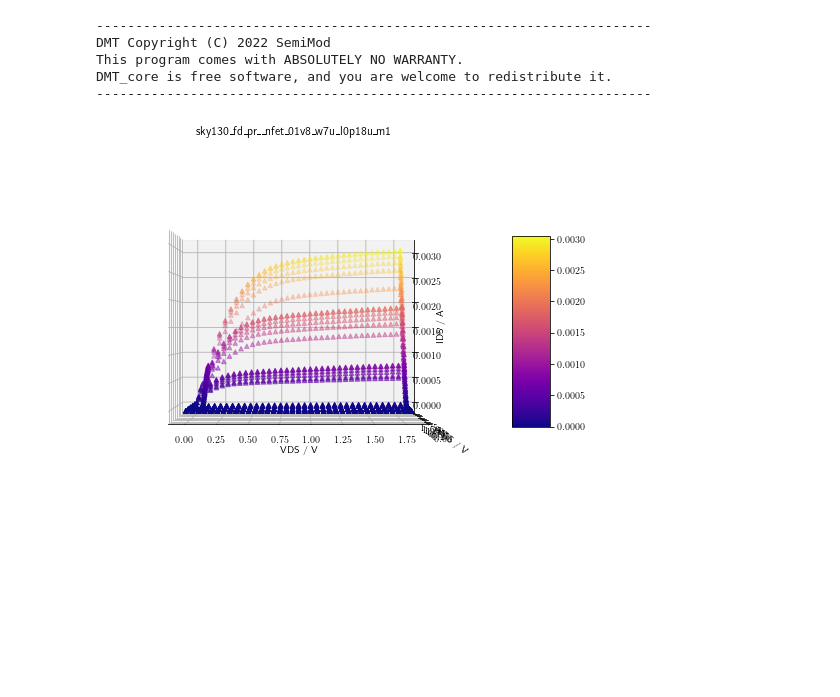
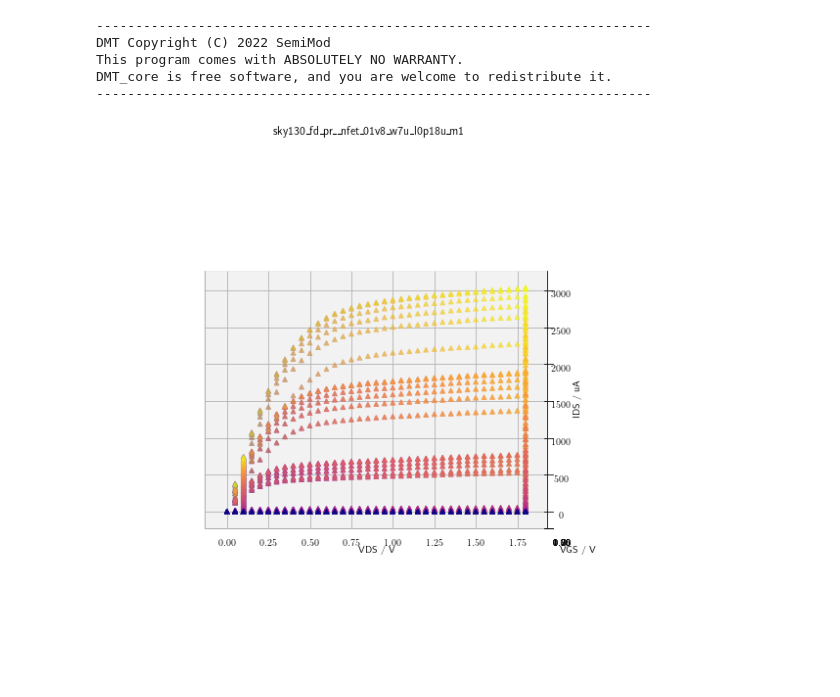
Before and after one commit to andylithia/skywater-pdk-sky130-raw-data, a Jupyter notebook: notebooks/sky130_extract_data.ipynb, the cells around one changed output. Saved outputs shown, nothing was run; the diff lists cells and outputs as text; code cells hidden in the pictures; blank space fills up the shorter version.

```diff
--- a/notebooks/sky130_extract_data.ipynb
+++ b/notebooks/sky130_extract_data.ipynb
@@ -195,8 +195,10 @@ for fn in get_wl_group((7e-06, 1.8e-07)):
 gb = df0.groupby(['VB'])
 a = gb.get_group((0.0)).drop(['VB','VS','IB','IG'], axis=1).sort_values(by=['VD','VG']).reset_index()
 agb = a.groupby(['VD','VG','ID'])
-vdvg_list = []
-ids_list  = []
+vd_list  = []
+vg_list  = []
+ids_list = []
 for g in agb.groups:
-    vdvg_list.append((g[0],g[1]))
+    vd_list.append(g[0])
+    vg_list.append(g[1])
     ids_list.append(g[2])
@@ -203,24 +207,25 @@ for g in agb.groups:
 # %%
 
 # Show (VGS, VDS) Coverage
 my_cmap = plt.get_cmap('plasma')
-fig = plt.figure(figsize = (10, 7))
+fig = plt.figure(figsize = (10, 10))
 ax = plt.axes(projection='3d')
-sctt3d = ax.scatter3D(*zip(*vdvg_list), ids_list, c=ids_list, cmap = my_cmap,
-                    marker ='^')
-fig.colorbar(sctt3d, ax = ax, shrink = 0.5, aspect = 5)
+ids_list_uA = list(e*1e6 for e in ids_list)
+sctt3d = ax.scatter3D(vd_list, vg_list, ids_list_uA, c=ids_list, cmap = my_cmap, marker ='^')
 ax.set_xlabel('VDS / V')
 ax.set_ylabel('VGS / V')
-ax.set_zlabel('IDS / A')
+ax.set_zlabel('IDS / uA')
 ax.set_title(key)
+ax.set_proj_type('ortho')
 ax.view_init(45, -45)
 plt.savefig(key+'_IDS_v_VGS_VDS.svg')
 
+sctt3d_vg = ax.scatter3D(vd_list, vg_list, ids_list_uA, c=vd_list, cmap = my_cmap, marker ='^')
 ax.view_init(0, 0)
 plt.savefig(key+'_IDS_v_VGS.svg')
 
-
+sctt3d_vd = ax.scatter3D(vd_list, vg_list, ids_list_uA, c=vg_list, cmap = my_cmap, marker ='^')
 ax.view_init(0, -90)
 plt.savefig(key+'_IDS_v_VDS.svg')
 # %% [output]
-[figure, old version]
+[figure, new version]
```
Also changed, not shown: parts of 1 cell of this notebook, 3 other files.
